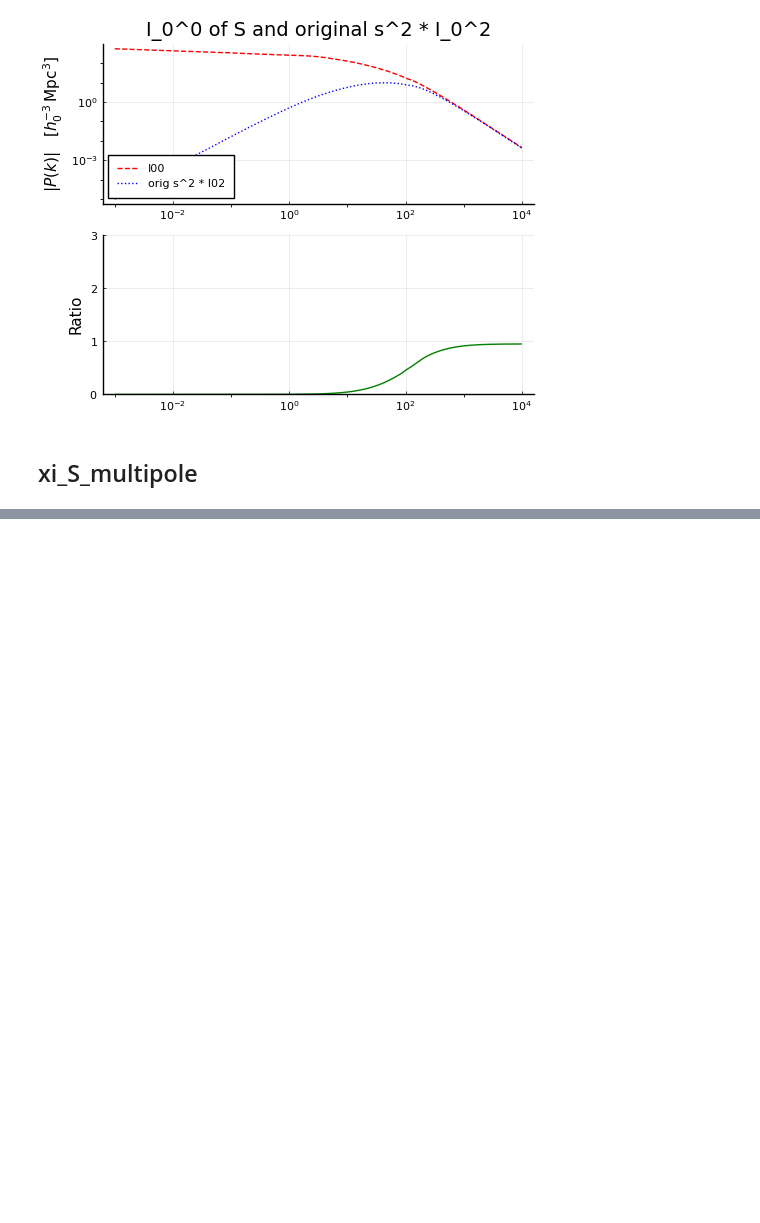
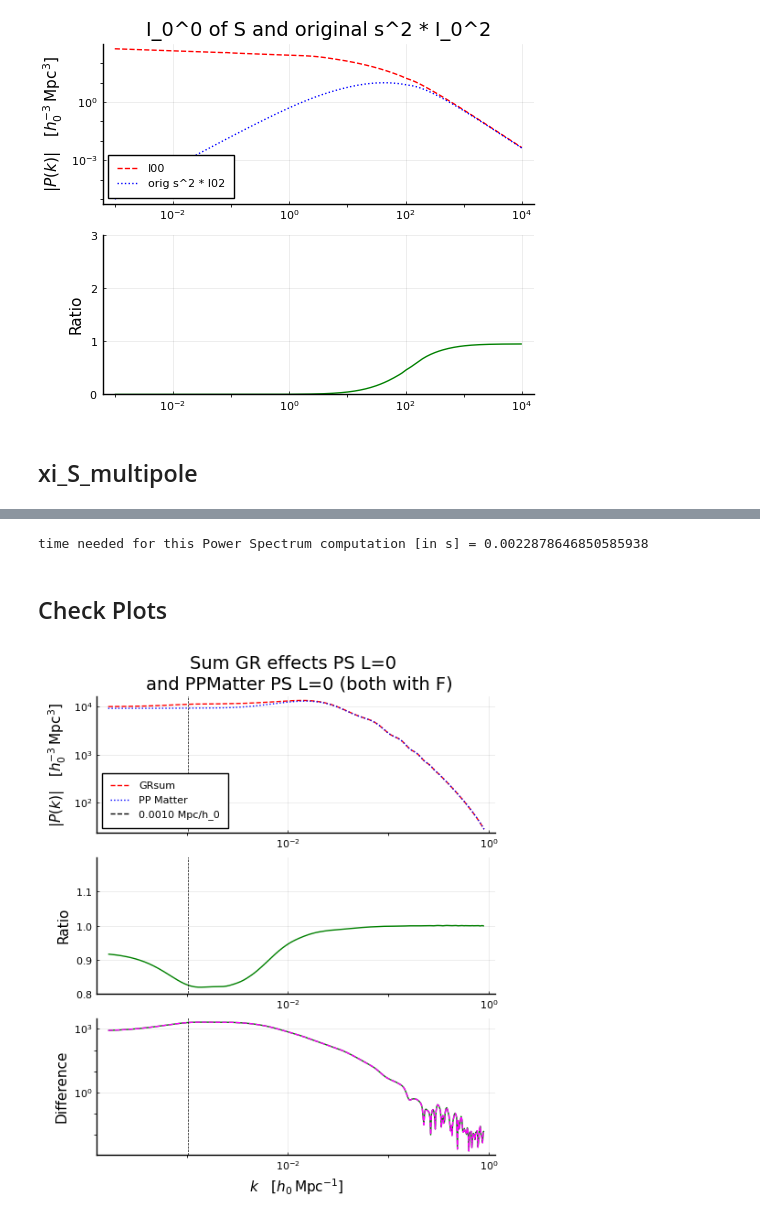
Before and after one commit to foglienimatteo/GaPSE.jl, a Jupyter notebook: ipynbs/Real_f_NL.ipynb, the cells around one changed output, grey strips where cells are left out. Saved outputs shown, nothing was run; the diff lists cells and outputs as text; code cells hidden in the pictures; blank space fills up the shorter version.

```diff
--- a/ipynbs/Real_f_NL.ipynb
+++ b/ipynbs/Real_f_NL.ipynb
@@ -558,2 +478,0 @@ P = plot(p1, p2, p3, size=(500, 600), layout= @layout [ x ; y ; z ] )
-# %%
-DIR = "Effective_fNL_z115_files/";
@@ -624,0 +528,5 @@ plot(ks, abs.(diff_Newt_ppm), axis=:log)
+# %%
+ks_Newtonian_L0_withF, pks_Newtonian_L0_withF = GaPSE.PS_multipole(ss_GNC_L0_withF,
+    all_xis_GNC_L0_withF[1]; L = 0,  ps_kwargs(tf)...);
+# %% [output]
+time needed for this Power Spectrum computation [in s] = 0.0022878646850585938
@@ -624,0 +537,55 @@ plot(ks, abs.(diff_Newt_ppm), axis=:log)
+# %%
+ks = ks_GRsum_L0_withF
+diff_Newt_ppm =  pks_Newtonian_L0_withF .- pks_ppm_L0_withF
+diff_ppm_GRsum = pks_ppm_L0_withF - pks_GRsum_L0_withF
+diff_Newt_GRsum = pks_Newtonian_L0_withF .- pks_GRsum_L0_withF;
+# %% [markdown]
+## Check Plots
+# %%
+xs_1 = ks_GRsum_L0_withF
+ys_1 = pks_GRsum_L0_withF
+
+xs_2 = ks_ppm_L0_withF
+ys_2 = pks_ppm_L0_withF
+spline = Spline1D(xs_2, ys_2)
+
+
+xs_3 = ks_GRsum_L0_withF
+ys_3 = diff_ppm_GRsum
+
+S_VLIM = 2*π/(2*cosmo.s_max)
+S_VLIM_F = @sprintf("%.4f", S_VLIM)
+
+p1 = plot([xs_1, xs_2], [abs.(ys_1), abs.(ys_2)],
+    xaxis=:log, yaxis=:log,
+    lc=[:red :blue], yticks = 10.0 .^ [i for i in 2:5],
+    title = "Sum GR effects PS L=0 \n and PPMatter PS L=0 (both with F)",
+    label=["GRsum" "PP Matter"], ls=[:dash :dot],
+    ylabel = L"|P(k)| \quad [h_0^{-3}\,\mathrm{Mpc}^3]",
+    legend=:bottomleft)
+vline!(p1, [S_VLIM], label="$S_VLIM_F Mpc/h_0", lc=:black, lw=0.5, ls=:dash)
+
+p2 = plot(xs_1, spline.(xs_1) ./ ys_1,
+    ylabel="Ratio", lc=:green,
+    xaxis=:log,
+    ylim=(0.8,1.2),
+    legend=false,
+    #xlabel=L"$k \quad [h_0 \,\mathrm{Mpc}^{-1}]$",
+    )
+vline!(p2, [S_VLIM], label="$S_VLIM_F Mpc/h_0", lc=:black, lw=0.5, ls=:dash)
+
+p3 = plot(xs_1, abs.(spline.(xs_1) .- ys_1),
+    ylabel="Difference", lc=:green,
+    axis=:log,
+    #ylim=(0.0,2),
+    legend=false,
+    xlabel=L"$k \quad [h_0 \,\mathrm{Mpc}^{-1}]$")
+plot!(p3, xs_3, abs.(ys_3), lc=:magenta, ls=:dash)
+VAXES = 4e-3
+vline!(p3, [S_VLIM], label="$VAXES Mpc/h_0", lc=:black, lw=0.5, ls=:dash)
+
+P = plot(p1, p2, p3, size=(500, 600), layout= @layout [ x ; y ; z ] )
+savefig(P, "PS_L0_GRsum-PPMatter_withF.pdf")
+#display(P)
+# %% [output]
+[figure, added]
```
Also changed, not shown: parts of 23 cells of this notebook, 1 other file.
